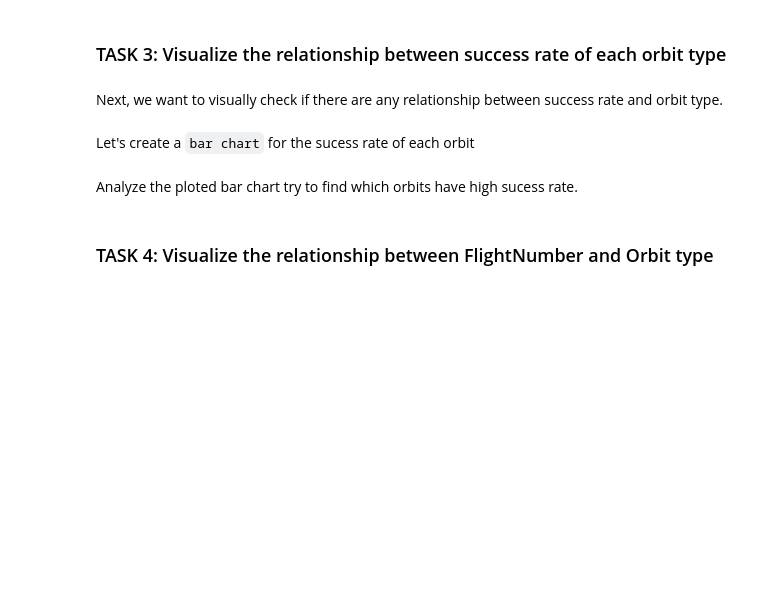
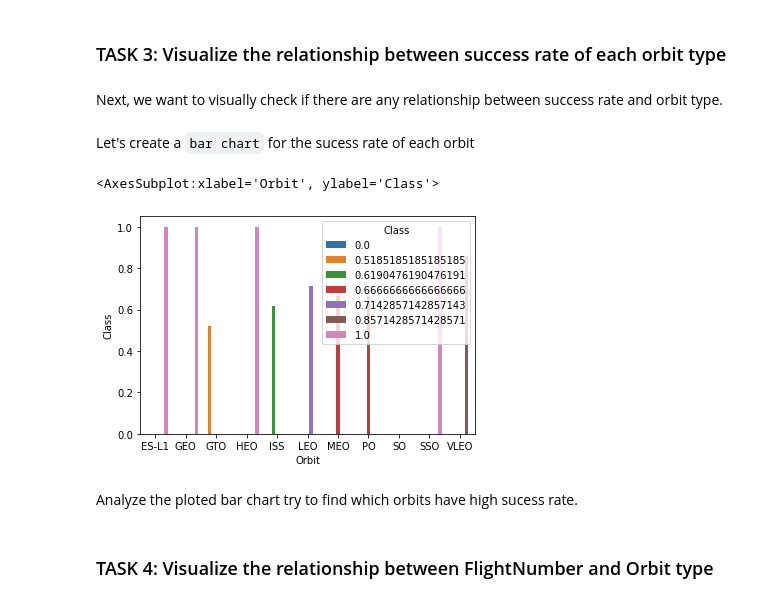
Before and after one commit to anmy7/IBM, a Jupyter notebook: W2_1.ipynb, the cells around one changed output. Drawn from its saved outputs; the diff is of its cells as text; code cells hidden in the pictures; blank space fills up the shorter version.

```diff
--- a/W2_1.ipynb
+++ b/W2_1.ipynb
@@ -108,7 +114,12 @@ Next, we want to visually check if there are any relationship between success ra
 Let's create a `bar chart` for the sucess rate of each orbit
 # %%
 # HINT use groupby method on Orbit column and get the mean of Class column
-plt.
+orbit_success = df.groupby('Orbit').mean()
+orbit_success.reset_index(inplace=True)
+sns.barplot(x="Orbit",y="Class",data=orbit_success,hue='Class')
+# %% [output]
+<AxesSubplot:xlabel='Orbit', ylabel='Class'>
+[figure, added]
 # %% [markdown]
 Analyze the ploted bar chart try to find which orbits have high sucess rate.
 # %% [markdown]
```
Also changed, not shown: parts of 7 cells of this notebook.
